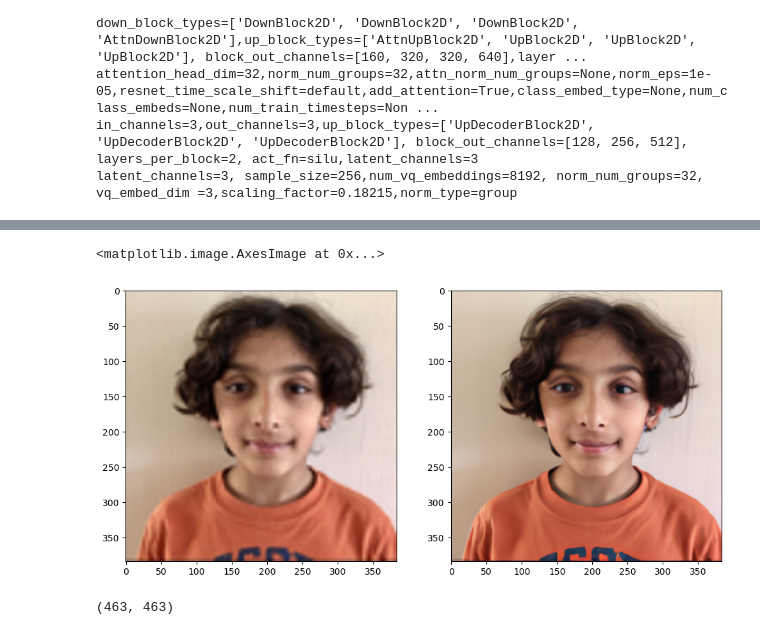
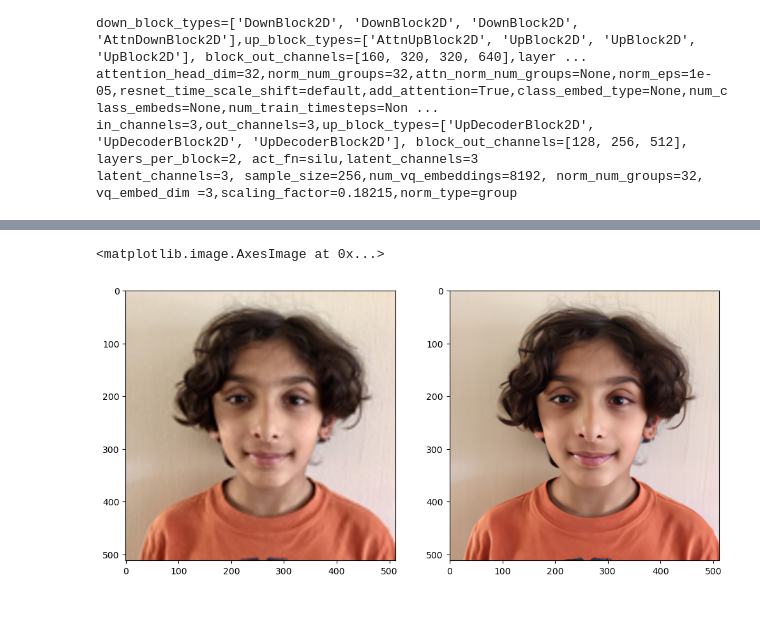
Before and after one commit to madhuhegde/super_resolution, a Jupyter notebook: super_resolution.ipynb, the cells around one changed output, grey strips where cells are left out. Cells and saved outputs as stored; diff of their text form; code cells hidden in the pictures.

```diff
--- a/super_resolution.ipynb
+++ b/super_resolution.ipynb
@@ -1,5 +1,5 @@
 # %%
-RASPBERRY_PI = True
+RASPBERRY_PI = False
 if RASPBERRY_PI:
     !pip install .
 else:
@@ -34,21 +55,3 @@ down_block_types=['DownBlock2D', 'DownBlock2D', 'DownBlock2D', 'AttnDownBlock2D'
 attention_head_dim=32,norm_num_groups=32,attn_norm_num_groups=None,norm_eps=1e-05,resnet_time_scale_shift=default,add_attention=True,class_embed_type=None,num_class_embeds=None,num_train_timesteps=Non ...
 in_channels=3,out_channels=3,up_block_types=['UpDecoderBlock2D', 'UpDecoderBlock2D', 'UpDecoderBlock2D'], block_out_channels=[128, 256, 512], layers_per_block=2, act_fn=silu,latent_channels=3
 latent_channels=3, sample_size=256,num_vq_embeddings=8192, norm_num_groups=32, vq_embed_dim =3,scaling_factor=0.18215,norm_type=group
-# %%
-#set device
-if RASPBERRY_PI:
-   device = "cpu" #"cuda" if torch.cuda.is_available() else "cpu"
-   PATH_UNET = "/home/raspberry/work/diffusion/Unet_model_dict.pt"
-   PATH_VAE_DECODER = "/home/raspberry/work/diffusion/vae_decoder_model.pt"
-   pipeline.unet.load_state_dict(torch.load(PATH_UNET)) #, map_location=torch.device('cpu')))
-   pipeline.vaedecoder.load_state_dict(torch.load(PATH_VAE_DECODER))
-else:
-   PATH_VQVAE = "/Users/madhuhegde/work/diffusion/LDM/hf_vqvae_model.pt" #"VQ_model_dict.pt"
-   PATH_UNET = "/Users/madhuhegde/work/diffusion/LDM/hf_unet_model.pt"
-   device = "cuda" if torch.cuda.is_available() else "cpu"
-   pipeline.vqvae.load_state_dict(torch.load(PATH_VQVAE))
-   pipeline.unet.load_state_dict(torch.load(PATH_UNET))
-
-
-pipeline.unet.to(device)
-pipeline.vaedecoder.to(device)
@@ -73,13 +58,15 @@ VAEDecoder(
 # %%
-import requests
+
 from PIL import Image
+if RASPBERRY_PI:
+  image  = Image.open("/home/raspberry/Downloads/kairu.jpg").convert("RGB")
+  image = image.crop((0, 40, 463, 503))
+  down_size_img = image.resize((96, 96))
+else:
+  image  = Image.open("/Users/madhuhegde/work/diffusion/LDM/kairu.png").convert("RGB")
+  down_size_img = image.resize((128, 128))
 
-image  = Image.open("/home/raspberry/Downloads/kairu.jpg").convert("RGB")
-#low_res_img  = Image.open("/home/raspberry/work/diffusion/cifar10-64/train/class1/img4.png").convert("RGB")
-image = image.crop((0, 40, 463, 503))
-down_size_img = image.resize((96, 96))
 
 # run pipeline in inference (sample random noise and denoise)
 super_res_image = pipeline(down_size_img, num_inference_steps=20, eta=1).images[0]
-# save image
-#super_res_image.save("ldm_generated_image.png")
+del pipeline
@@ -106,12 +73,12 @@ import matplotlib.pyplot as plt
 # %%
-low_res_img = down_size_img.resize((96*4, 96*4))
+import matplotlib.pyplot as plt
+if RASPBERRY_PI:
+   low_res_img = down_size_img.resize((96*4, 96*4))
+else:
+   low_res_img = down_size_img.resize((128*4, 128*4))
 f, axarr = plt.subplots(1,2, figsize=(12, 12))
 axarr[0].imshow(low_res_img )
 axarr[1].imshow(super_res_image )
 # %% [output]
 <matplotlib.image.AxesImage at 0x...>
-[figure, old version]
+[figure, new version]
-# %%
-image
-# %% [output]
-(463, 463)
```
Also changed, not shown: parts of 9 cells of this notebook, 5 other files.
